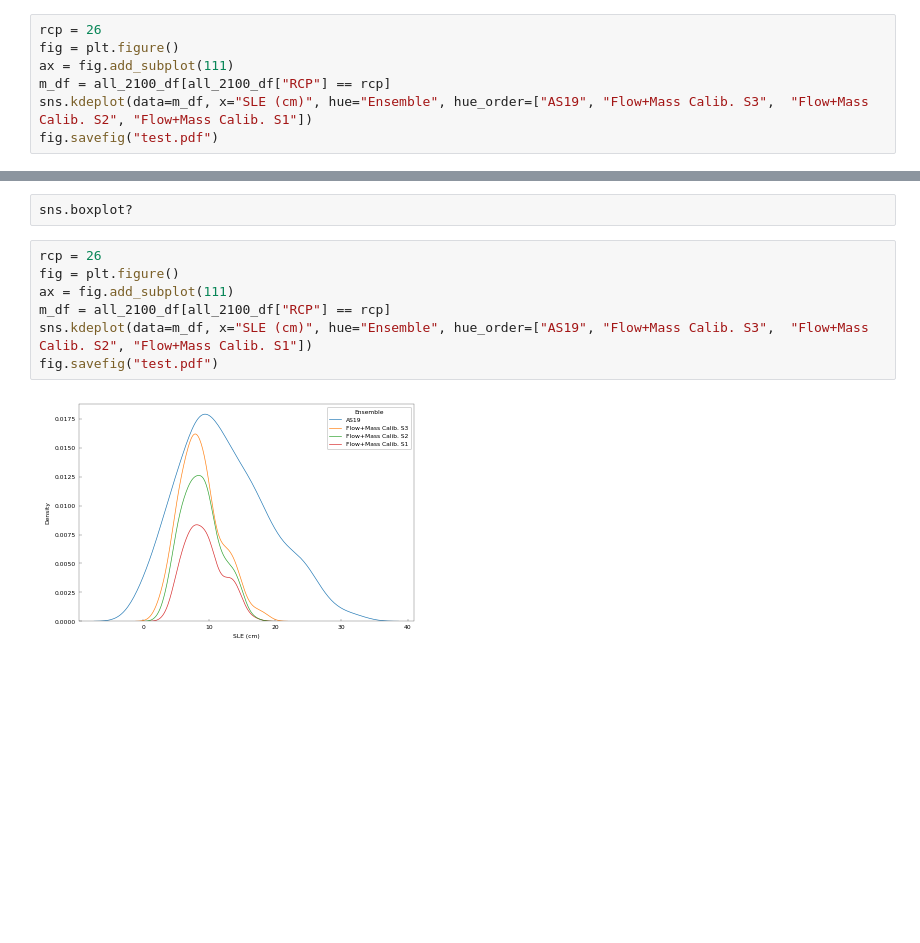
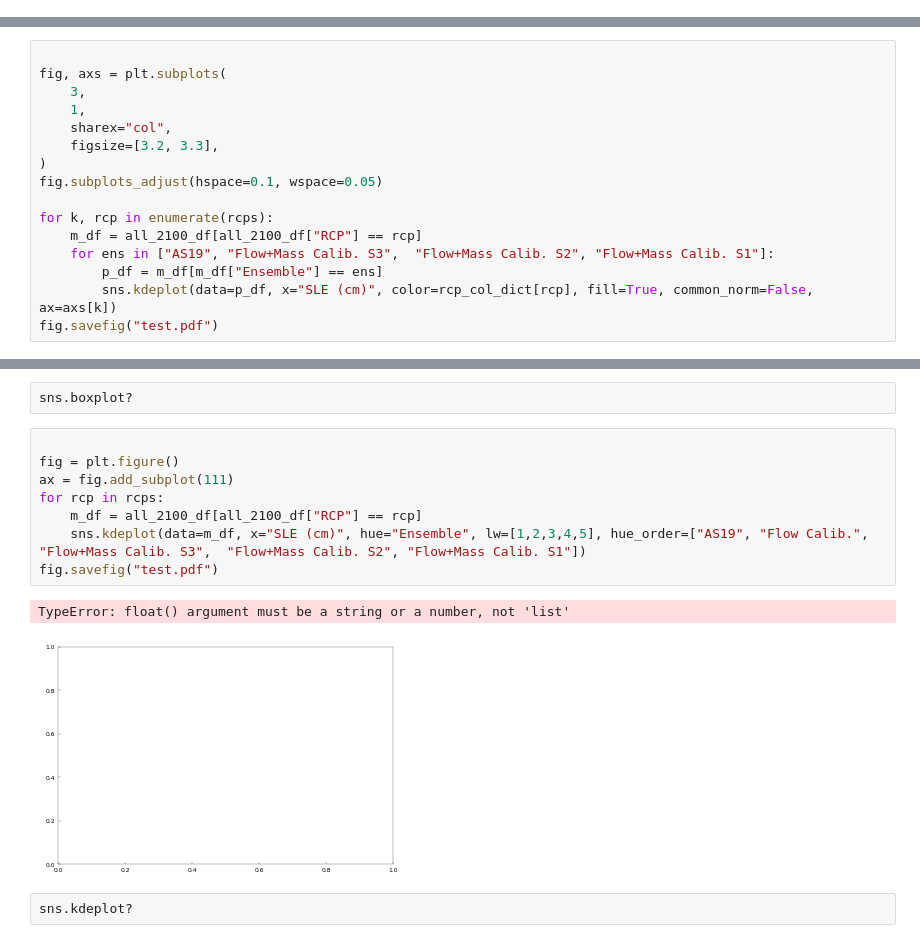
Before and after one commit to pism/pism-emulator, a Jupyter notebook: calibration/calibrate.ipynb, the cells around one changed output, grey strips where cells are left out. Saved outputs shown, nothing was run; the diff lists cells and outputs as text; blank space fills up the shorter version.

Commit message:
work on sea level pdf plot

```diff
--- a/calibration/calibrate.ipynb
+++ b/calibration/calibrate.ipynb
@@ -83,10 +83,3 @@ q_df
 | 3 | Union | Flow+Mass Calib. S1 | 12.240435 | 5.730708 | 25.336735 | 7.608971 | 21.361964 | 19.606028 | 13.752993 |
 | 4 | Union | Flow+Mass Calib. S2 | 11.723468 | 5.330858 | 25.184582 | 7.265742 | 20.578605 | 19.853724 | 13.312863 |
 | 5 | Union | Flow+Mass Calib. S3 | 11.745034 | 5.195047 | 25.226224 | 7.263504 | 20.081958 | 20.031177 | 12.818455 |
-# %%
-rcp = 26
-fig = plt.figure()
-ax = fig.add_subplot(111)
-m_df = all_2100_df[all_2100_df["RCP"] == rcp]
-sns.kdeplot(data=m_df, x="SLE (cm)", hue="Ensemble", hue_order=["AS19", "Flow+Mass Calib. S3",  "Flow+Mass Calib. S2", "Flow+Mass Calib. S1"])
-fig.savefig("test.pdf")
@@ -94,0 +86,16 @@ fig.savefig("test.pdf")
+# %%
+
+fig, axs = plt.subplots(
+    3,
+    1,
+    sharex="col",
+    figsize=[3.2, 3.3],
+)
+fig.subplots_adjust(hspace=0.1, wspace=0.05)
+
+for k, rcp in enumerate(rcps):
+    m_df = all_2100_df[all_2100_df["RCP"] == rcp]
+    for ens in ["AS19", "Flow+Mass Calib. S3",  "Flow+Mass Calib. S2", "Flow+Mass Calib. S1"]:
+        p_df = m_df[m_df["Ensemble"] == ens]
+        sns.kdeplot(data=p_df, x="SLE (cm)", color=rcp_col_dict[rcp], fill=True, common_norm=False, ax=axs[k])
+fig.savefig("test.pdf")
@@ -97,11 +106,15 @@ fig.savefig("test.pdf")
 # %%
 sns.boxplot?
 # %%
-rcp = 26
+
 fig = plt.figure()
 ax = fig.add_subplot(111)
-m_df = all_2100_df[all_2100_df["RCP"] == rcp]
-sns.kdeplot(data=m_df, x="SLE (cm)", hue="Ensemble", hue_order=["AS19", "Flow+Mass Calib. S3",  "Flow+Mass Calib. S2", "Flow+Mass Calib. S1"])
+for rcp in rcps:
+    m_df = all_2100_df[all_2100_df["RCP"] == rcp]
+    sns.kdeplot(data=m_df, x="SLE (cm)", hue="Ensemble", lw=[1,2,3,4,5], hue_order=["AS19", "Flow Calib.", "Flow+Mass Calib. S3",  "Flow+Mass Calib. S2", "Flow+Mass Calib. S1"])
 fig.savefig("test.pdf")
 # %% [output]
+TypeError: float() argument must be a string or a number, not 'list'
-[figure, old version]
+[figure, new version]
+# %%
+sns.kdeplot?
```
Also changed, not shown: parts of 17 cells of this notebook, 1 other file.
